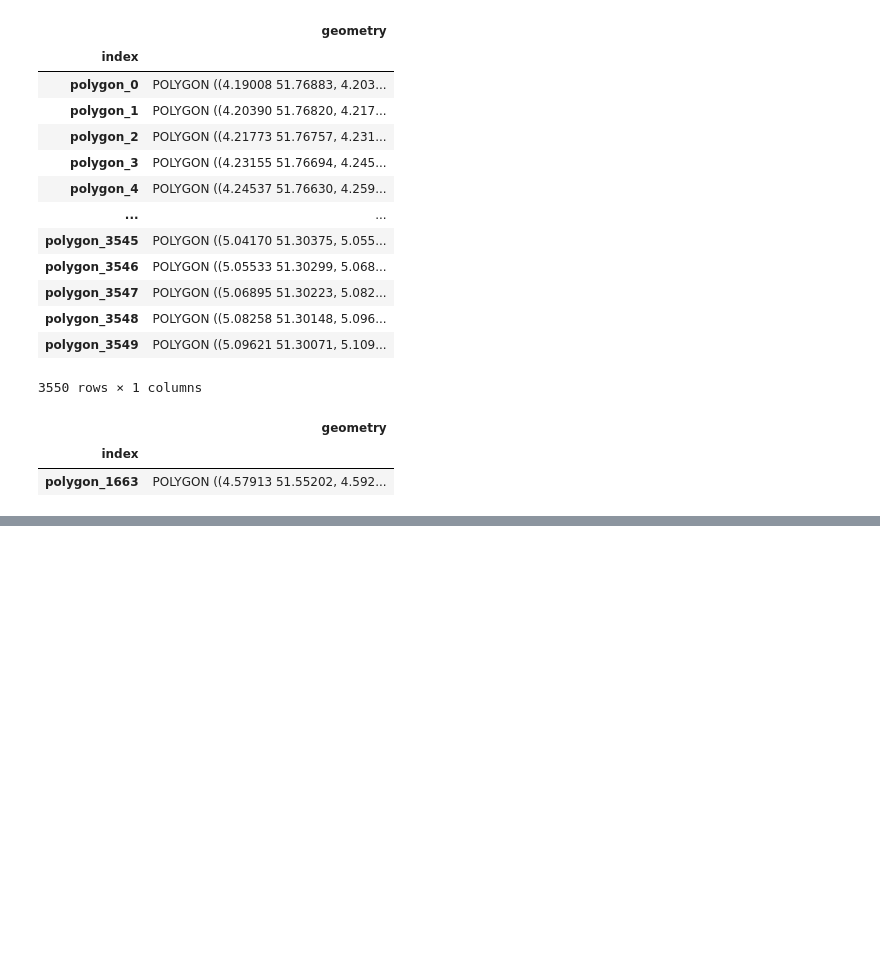
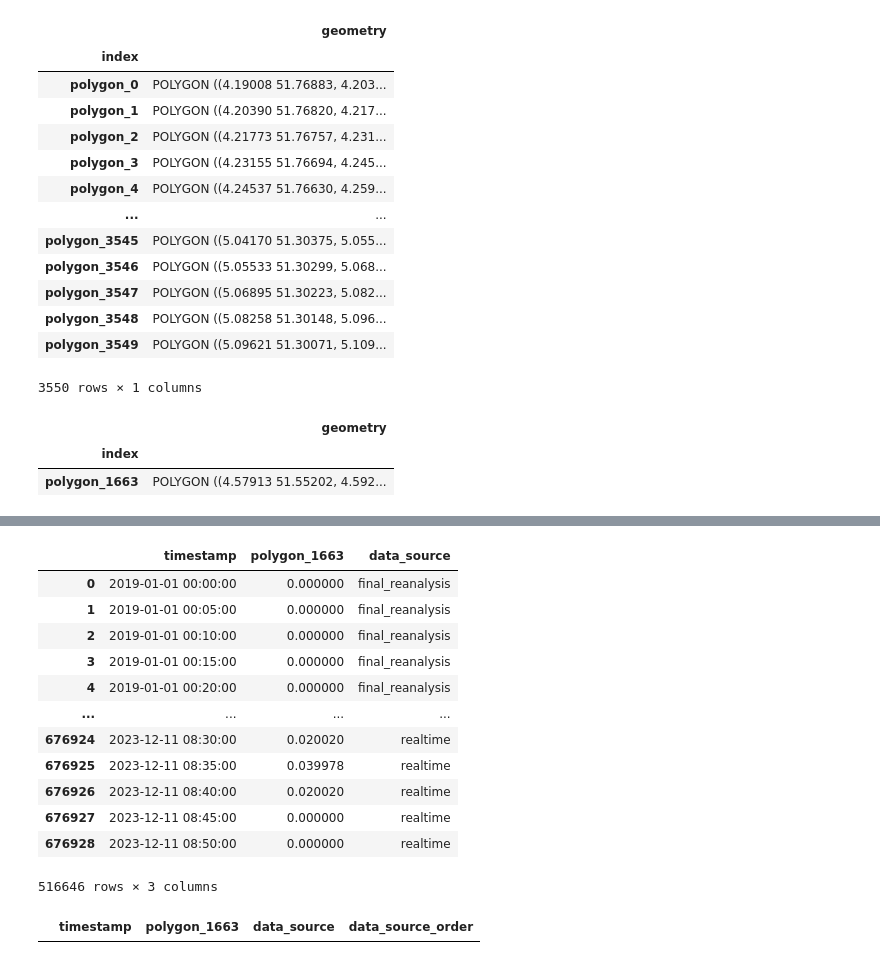
Before and after one commit to TeaDrinkingProgrammer/brabant-water-capstone, a Jupyter notebook: try_map/try_map.ipynb, the cells around one changed output, grey strips where cells are left out. Cells and saved outputs as stored; diff of their text form; code cells hidden in the pictures; blank space fills up the shorter version.

```diff
--- a/try_map/try_map.ipynb
+++ b/try_map/try_map.ipynb
@@ -130,0 +153,41 @@ source: ../data/neerslag_ai/year=2023/month=1/day=14/part-00005-dd134e99-4501-40
+# %%
+unique_values = final_df['data_source'].unique()
+
+# Define the precedence order
+precedence_order = { 'final_reanalysis': 0, 'early_reanalysis': 1, 'realtime': 2, None: 3}
+
+# Replace 'your_column_name' with the actual name of the column
+final_df['data_source_order'] = final_df['data_source'].map(precedence_order)
+
+# Sort the DataFrame based on 'timestamp' and 'data_source_order'
+final_df_sorted = final_df.sort_values(by=['timestamp', 'data_source_order'], ascending=[True, True])
+
+# Drop duplicates based on 'timestamp', keeping the last occurrence in the sorted order
+deduplicated_df = final_df_sorted.drop_duplicates(subset='timestamp', keep='last')
+
+# Drop the auxiliary 'data_source_order' column if you don't need it
+deduplicated_df = deduplicated_df.drop(columns=['data_source_order'])
+
+
+deduplicated_df
+# %% [output]
+|  | timestamp | polygon_1663 | data_source |
+| 0 | 2019-01-01 00:00:00 | 0.000000 | final_reanalysis |
+| 1 | 2019-01-01 00:05:00 | 0.000000 | final_reanalysis |
+| 2 | 2019-01-01 00:10:00 | 0.000000 | final_reanalysis |
+| 3 | 2019-01-01 00:15:00 | 0.000000 | final_reanalysis |
+| 4 | 2019-01-01 00:20:00 | 0.000000 | final_reanalysis |
+| ... | ... | ... | ... |
+| 676924 | 2023-12-11 08:30:00 | 0.020020 | realtime |
+| 676925 | 2023-12-11 08:35:00 | 0.039978 | realtime |
+| 676926 | 2023-12-11 08:40:00 | 0.020020 | realtime |
+| 676927 | 2023-12-11 08:45:00 | 0.000000 | realtime |
+| 676928 | 2023-12-11 08:50:00 | 0.000000 | realtime |
+516646 rows × 3 columns
+# %%
+rows_with_none_data_source = final_df[final_df['data_source'].isna()]
+
+# Print the rows where data_source is None
+rows_with_none_data_source
+# %% [output]
+|  | timestamp | polygon_1663 | data_source | data_source_order |
```
Also changed, not shown: parts of 6 cells of this notebook, 4 other files.
